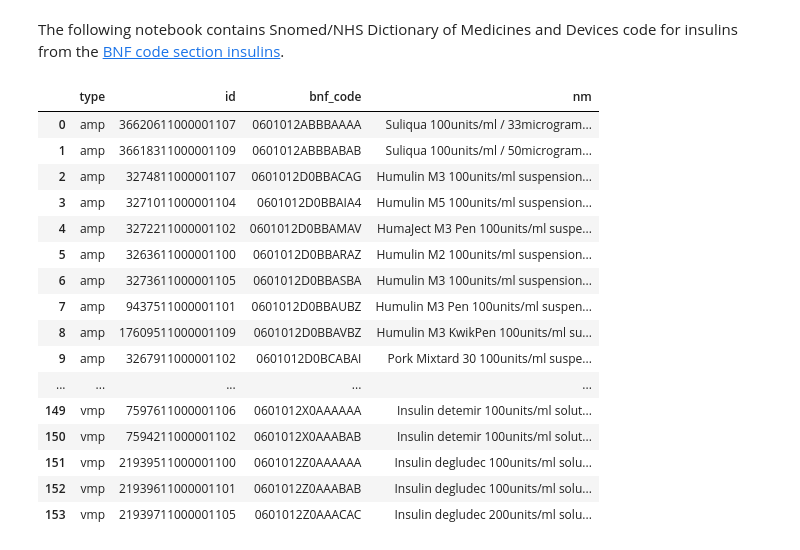
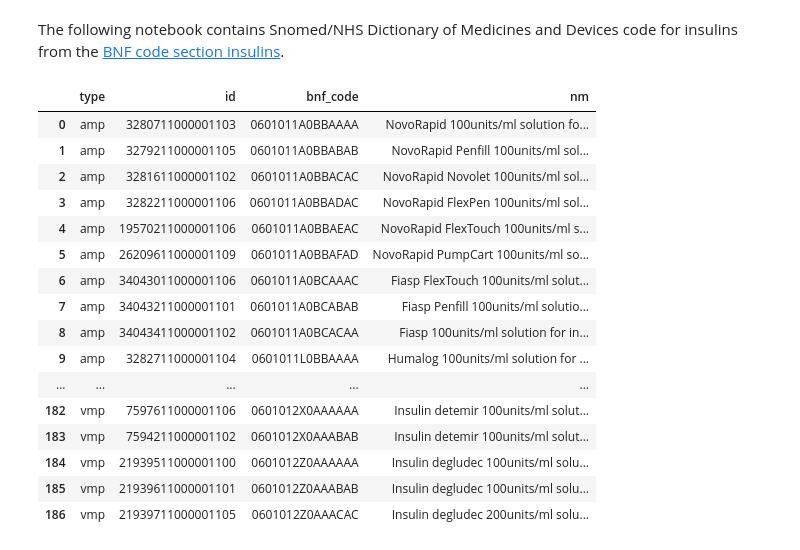
Before and after one commit to ebmdatalab/insulin-covid-codelist-notebook, a Jupyter notebook: notebooks/insulin.ipynb, the cells around one changed output. Saved outputs shown, nothing was run; the diff lists cells and outputs as text; code cells hidden in the pictures.

Commit message:
update insulin notebook
tweak bnf code def

```diff
--- a/notebooks/insulin.ipynb
+++ b/notebooks/insulin.ipynb
@@ -7,40 +7,40 @@ import pandas as pd
 # %%
 sql = '''WITH bnf_codes AS (
   SELECT bnf_code FROM hscic.presentation WHERE
-bnf_code LIKE '0601012%'  #BNF section insulins
+bnf_code LIKE '060101%'  #BNF section insulins
 )
 
 SELECT "vmp" AS type, id, bnf_code, nm
 FROM dmd.vmp
 WHERE bnf_code IN (SELECT * FROM bnf_codes)
 
 UNION ALL
 
 SELECT "amp" AS type, id, bnf_code, descr
 FROM dmd.amp
 WHERE bnf_code IN (SELECT * FROM bnf_codes)
 
 ORDER BY type, bnf_code, id'''
 
 insulin_codelist = bq.cached_read(sql, csv_path=os.path.join('..','data','insulin_codelist.csv'))
 pd.set_option('display.max_rows', None)
 pd.set_option('display.width', None)
 insulin_codelist
 # %% [output]
 |  | type | id | bnf_code | nm |
-| 0 | amp | 36620611000001107 | 0601012ABBBAAAA | Suliqua 100units/ml / 33microgram... |
-| 1 | amp | 36618311000001109 | 0601012ABBBABAB | Suliqua 100units/ml / 50microgram... |
-| 2 | amp | 3274811000001107 | 0601012D0BBACAG | Humulin M3 100units/ml suspension... |
-| 3 | amp | 3271011000001104 | 0601012D0BBAIA4 | Humulin M5 100units/ml suspension... |
-| 4 | amp | 3272211000001102 | 0601012D0BBAMAV | HumaJect M3 Pen 100units/ml suspe... |
-| 5 | amp | 3263611000001100 | 0601012D0BBARAZ | Humulin M2 100units/ml suspension... |
-| 6 | amp | 3273611000001105 | 0601012D0BBASBA | Humulin M3 100units/ml suspension... |
-| 7 | amp | 9437511000001101 | 0601012D0BBAUBZ | Humulin M3 Pen 100units/ml suspen... |
-| 8 | amp | 17609511000001109 | 0601012D0BBAVBZ | Humulin M3 KwikPen 100units/ml su... |
-| 9 | amp | 3267911000001102 | 0601012D0BCABAI | Pork Mixtard 30 100units/ml suspe... |
+| 0 | amp | 3280711000001103 | 0601011A0BBAAAA | NovoRapid 100units/ml solution fo... |
+| 1 | amp | 3279211000001105 | 0601011A0BBABAB | NovoRapid Penfill 100units/ml sol... |
+| 2 | amp | 3281611000001102 | 0601011A0BBACAC | NovoRapid Novolet 100units/ml sol... |
+| 3 | amp | 3282211000001106 | 0601011A0BBADAC | NovoRapid FlexPen 100units/ml sol... |
+| 4 | amp | 19570211000001106 | 0601011A0BBAEAC | NovoRapid FlexTouch 100units/ml s... |
+| 5 | amp | 26209611000001109 | 0601011A0BBAFAD | NovoRapid PumpCart 100units/ml so... |
+| 6 | amp | 34043011000001106 | 0601011A0BCAAAC | Fiasp FlexTouch 100units/ml solut... |
+| 7 | amp | 34043211000001101 | 0601011A0BCABAB | Fiasp Penfill 100units/ml solutio... |
+| 8 | amp | 34043411000001102 | 0601011A0BCACAA | Fiasp 100units/ml solution for in... |
+| 9 | amp | 3282711000001104 | 0601011L0BBAAAA | Humalog 100units/ml solution for ... |
 | ... | ... | ... | ... | ... |
-| 149 | vmp | 7597611000001106 | 0601012X0AAAAAA | Insulin detemir 100units/ml solut... |
-| 150 | vmp | 7594211000001102 | 0601012X0AAABAB | Insulin detemir 100units/ml solut... |
-| 151 | vmp | 21939511000001100 | 0601012Z0AAAAAA | Insulin degludec 100units/ml solu... |
-| 152 | vmp | 21939611000001101 | 0601012Z0AAABAB | Insulin degludec 100units/ml solu... |
-| 153 | vmp | 21939711000001105 | 0601012Z0AAACAC | Insulin degludec 200units/ml solu... |
+| 182 | vmp | 7597611000001106 | 0601012X0AAAAAA | Insulin detemir 100units/ml solut... |
+| 183 | vmp | 7594211000001102 | 0601012X0AAABAB | Insulin detemir 100units/ml solut... |
+| 184 | vmp | 21939511000001100 | 0601012Z0AAAAAA | Insulin degludec 100units/ml solu... |
+| 185 | vmp | 21939611000001101 | 0601012Z0AAABAB | Insulin degludec 100units/ml solu... |
+| 186 | vmp | 21939711000001105 | 0601012Z0AAACAC | Insulin degludec 200units/ml solu... |
```
Also changed, not shown: 1 other file.
